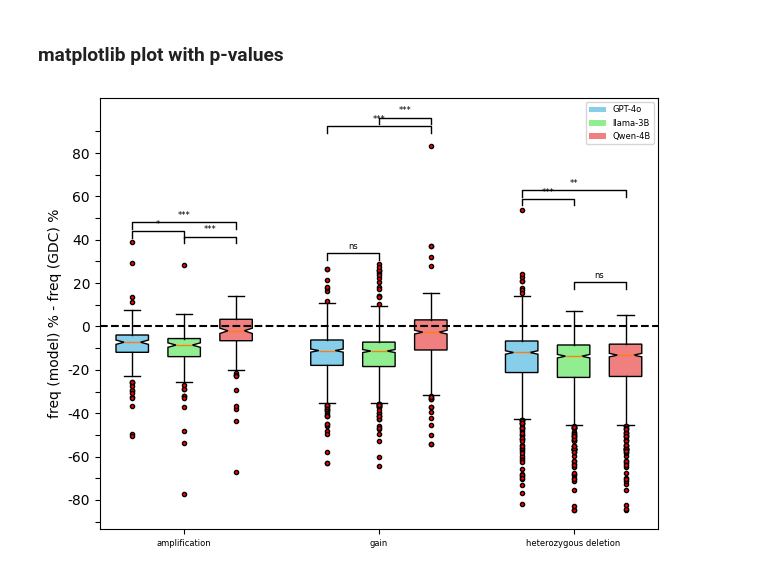
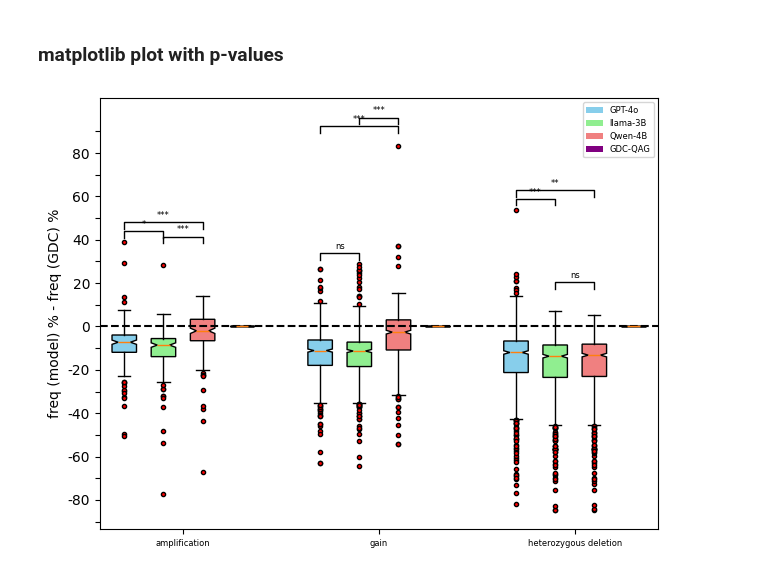
Before and after one commit to uc-cdis/gdc-qag, a Jupyter notebook: notebooks/plot.ipynb, the cells around one changed output. Drawn from its saved outputs; the diff is of its cells as text; code cells hidden in the pictures.

```diff
--- a/notebooks/plot.ipynb
+++ b/notebooks/plot.ipynb
@@ -757,10 +939,12 @@ def return_cnv_type(x):
 llama_results['cnv_type'] = llama_results['questions'].apply(return_cnv_type)
 gpt_4o_results['cnv_type'] = gpt_4o_results['questions'].apply(return_cnv_type)
 qwen_results['cnv_type'] = qwen_results['questions'].apply(return_cnv_type)
+gdc_qag_results['cnv_type'] = gdc_qag_results['questions'].apply(return_cnv_type)
 # %%
 llama_cnv = llama_results[llama_results['intent'].str.contains('freq_cnv_loss')]
 gpt4_cnv = gpt_4o_results[gpt_4o_results['intent'].str.contains('freq_cnv_loss')]
 qwen_cnv = qwen_results[qwen_results['intent'].str.contains('freq_cnv_loss')]
+gdc_qag_cnv = gdc_qag_results[gdc_qag_results['intent'].str.contains('freq_cnv_loss')]
 # %%
 # the two NAs are for the two homozygous deletion questions
 llama_cnv['cnv_type'].value_counts()
@@ -793,40 +986,48 @@ Name: count, dtype: int64
 fig, ax = plt.subplots()
 flier_props = dict(marker='o', markerfacecolor='red', markersize=3, linestyle='none')
 
-# remove the couple of NA for hom dels
+# remove the couple of NA for hom dels since only two points
 gpt4_cnv = gpt4_cnv[gpt4_cnv['cnv_type']!='NA']
 llama_cnv = llama_cnv[llama_cnv['cnv_type']!='NA']
 qwen_cnv = qwen_cnv[qwen_cnv['cnv_type']!='NA']
+gdc_qag_cnv = gdc_qag_cnv[gdc_qag_cnv['cnv_type']!='NA']
 
 grouped_gpt4_data = gpt4_cnv.groupby('cnv_type')['delta_gpt4'].apply(list)
 grouped_llama_data = llama_cnv.groupby('cnv_type')['delta_llama'].apply(list)
 grouped_qwen_data = qwen_cnv.groupby('cnv_type')['delta_qwen'].apply(list)
+grouped_gdc_qag_data = gdc_qag_cnv.groupby('cnv_type')['delta_gdc_qag'].apply(list)
 
 n = len(grouped_gpt4_data)
 xlabels = list(grouped_gpt4_data.groupby('cnv_type').groups.keys())
-positions_gpt4 = np.arange(n) * 3
+positions_gpt4 = np.arange(n) * 4
 positions_llama = positions_gpt4 + 0.8
 positions_qwen = positions_llama + 0.8
+positions_gdc_qag = positions_qwen + 0.8
 
 ax.boxplot(
     grouped_gpt4_data, positions=positions_gpt4,
-    notch=True, flierprops=flier_props, patch_artist=True, boxprops=dict(facecolor='skyblue'),
+    notch=True, flierprops=flier_props, patch_artist=True, boxprops=dict(facecolor='skyblue', edgecolor='black'),
     showmeans=False
 )
 ax.boxplot(
     grouped_llama_data, positions=positions_llama,
-    notch=True, flierprops=flier_props, patch_artist=True, boxprops=dict(facecolor='lightgreen'),
+    notch=True, flierprops=flier_props, patch_artist=True, boxprops=dict(facecolor='lightgreen', edgecolor='black'),
     showmeans=False
 )
 ax.boxplot(
     grouped_qwen_data, positions=positions_qwen,
-    notch=True, flierprops=flier_props, patch_artist=True, boxprops=dict(facecolor='lightcoral'),
+    notch=True, flierprops=flier_props, patch_artist=True, boxprops=dict(facecolor='lightcoral', edgecolor='black'),
+    showmeans=False
+)
+ax.boxplot(
+    grouped_gdc_qag_data, positions=positions_gdc_qag,
+    notch=True, flierprops=flier_props, patch_artist=True, boxprops=dict(facecolor='purple', edgecolor='black'),
     showmeans=False
 )
 
 
 # x-axis ticks
-all_positions = (positions_gpt4 + positions_llama + positions_qwen) / 3
+all_positions = (positions_gpt4 + positions_llama + positions_qwen + positions_gdc_qag) / 4
 ax.set_xticks(all_positions)
 ax.set_xticklabels(xlabels, fontsize=6)
 
@@ -848,6 +1049,7 @@ legend_elements = [
     Patch(facecolor='skyblue', label='GPT-4o'),
     Patch(facecolor='lightgreen', label='llama-3B'),
     Patch(facecolor='lightcoral', label='Qwen-4B'),
+    Patch(facecolor='purple', label='GDC-QAG'),
 ]
 ax.legend(handles=legend_elements, loc='best', fontsize=6)
 # %% [output]
@@ -860,13 +1062,15 @@ ax.legend(handles=legend_elements, loc='best', fontsize=6)
 gpt4_cnv['model'] = 'GPT-4o'
 llama_cnv['model'] = 'llama-3B'
 qwen_cnv['model'] = 'Qwen-4B'
+gdc_qag_cnv['model'] = 'GDC-QAG'
 
 gpt4_cnv['delta'] = gpt4_cnv['delta_gpt4']
 llama_cnv['delta'] = llama_cnv['delta_llama']
 qwen_cnv['delta'] = qwen_cnv['delta_qwen']
+gdc_qag_cnv['delta'] = gdc_qag_cnv['delta_gdc_qag']
 
 all_cnv_data = pd.concat([
-    gpt4_cnv, llama_cnv, qwen_cnv
+    gpt4_cnv, llama_cnv, qwen_cnv, gdc_qag_cnv
 ])
 # %%
 # packages
@@ -988,17 +1197,20 @@ flier_props = dict(marker='o', markerfacecolor='red', markersize=3, linestyle='n
 gpt4_cnv = gpt4_cnv[gpt4_cnv['cnv_type'] != 'NA']
 llama_cnv = llama_cnv[llama_cnv['cnv_type'] != 'NA']
 qwen_cnv = qwen_cnv[qwen_cnv['cnv_type'] != 'NA']
+gdc_qag_cnv = gdc_qag_cnv[gdc_qag_cnv['cnv_type'] != 'NA']
 
 # Group data
 grouped_gpt4_data = gpt4_cnv.groupby('cnv_type')['delta_gpt4'].apply(list)
 grouped_llama_data = llama_cnv.groupby('cnv_type')['delta_llama'].apply(list)
 grouped_qwen_data = qwen_cnv.groupby('cnv_type')['delta_qwen'].apply(list)
+grouped_gdc_qag_data = gdc_qag_cnv.groupby('cnv_type')['delta_gdc_qag'].apply(list)
 
 n = len(grouped_gpt4_data)
 xlabels = list(grouped_gpt4_data.groupby('cnv_type').groups.keys())
-positions_gpt4 = np.arange(n) * 3
+positions_gpt4 = np.arange(n) * 4
 positions_llama = positions_gpt4 + 0.8
 positions_qwen = positions_llama + 0.8
+positions_gdc_qag = positions_qwen + 0.8
 
 # Plot boxplots
 ax.boxplot(grouped_gpt4_data, positions=positions_gpt4, notch=True, flierprops=flier_props,
@@ -1007,9 +1219,12 @@ ax.boxplot(grouped_llama_data, positions=positions_llama, notch=True, flierprops
            patch_artist=True, boxprops=dict(facecolor='lightgreen'))
 ax.boxplot(grouped_qwen_data, positions=positions_qwen, notch=True, flierprops=flier_props,
            patch_artist=True, boxprops=dict(facecolor='lightcoral'))
+ax.boxplot(grouped_gdc_qag_data, positions=positions_gdc_qag, notch=True, flierprops=flier_props,
+           patch_artist=True, boxprops=dict(facecolor='purple'))
+
 
 # Axis labels
-all_positions = (positions_gpt4 + positions_llama + positions_qwen) / 3
+all_positions = (positions_gpt4 + positions_llama + positions_qwen + positions_gdc_qag) / 4
 ax.set_xticks(all_positions)
 ax.set_xticklabels(xlabels, fontsize=6)
 
@@ -1043,31 +1258,33 @@ for i, cnv_type in enumerate(xlabels):
     # Compare GPT-4o vs Qwen
     stat, p = ttest_ind(gpt_vals, qwen_vals, equal_var=False)
     sig = '***' if p < 0.001 else '**' if p < 0.01 else '*' if p < 0.05 else 'ns'
     y = max(max(gpt_vals), max(qwen_vals)) + 6
     x1, x2 = positions_gpt4[i], positions_qwen[i]
     ax.plot([x1, x1, x2, x2], [y, y + line_height, y + line_height, y], color='black', lw=1)
     ax.text((x1 + x2) / 2, y + line_height + text_offset, sig, ha='center', va='bottom', fontsize=6)
 
 
     # Compare LLaMA vs Qwen
     stat, p = ttest_ind(llama_vals, qwen_vals, equal_var=False)
     sig = '***' if p < 0.001 else '**' if p < 0.01 else '*' if p < 0.05 else 'ns'
     y = max(max(llama_vals), max(qwen_vals)) + 10
     x1, x2 = positions_llama[i], positions_qwen[i]
     ax.plot([x1, x1, x2, x2], [y, y + line_height, y + line_height, y], color='black', lw=1)
     ax.text((x1 + x2) / 2, y + line_height + text_offset, sig, ha='center', va='bottom', fontsize=6)
 
 
 # Legend
 legend_elements = [
     Patch(facecolor='skyblue', label='GPT-4o'),
     Patch(facecolor='lightgreen', label='llama-3B'),
     Patch(facecolor='lightcoral', label='Qwen-4B'),
+    Patch(facecolor='purple', label='GDC-QAG'),
+
 ]
 ax.legend(handles=legend_elements, loc='best', fontsize=6)
 
 plt.tight_layout()
 plt.title('')
 plt.savefig('../figs/Fig3.png', bbox_inches='tight', dpi=300)
 # %% [output]
-[figure, old version]
+[figure, new version]
```
Also changed, not shown: parts of 32 cells of this notebook, 6 other files.
